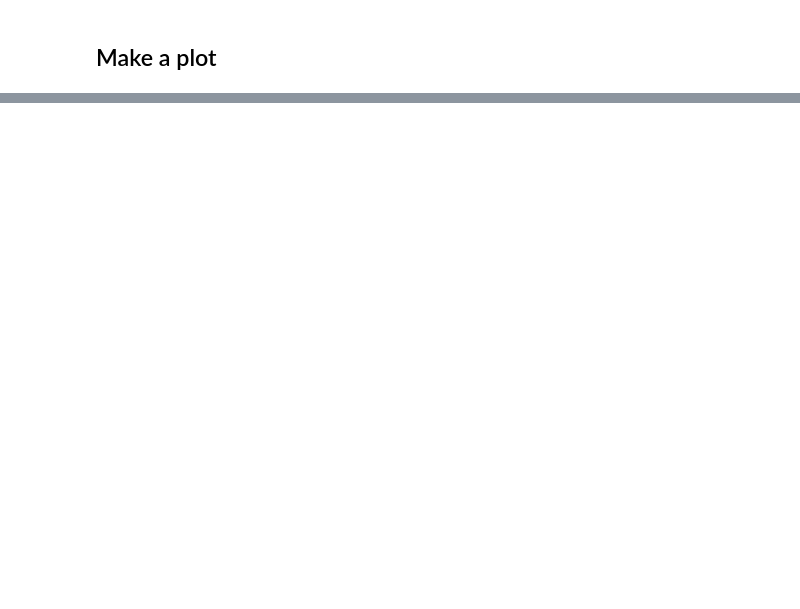
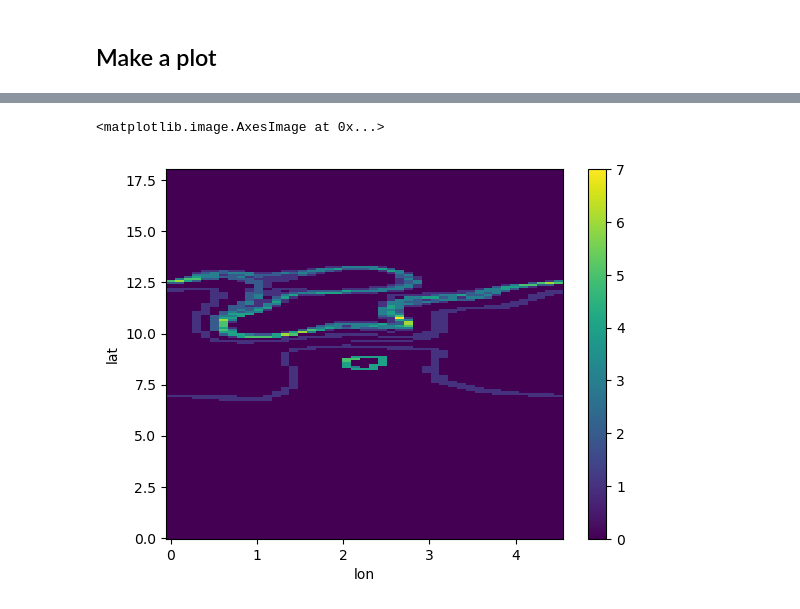
Before and after one commit to danliba/FESOMparcels_first, a Jupyter notebook: notebooks/3D_interp_FESOM.ipynb, the cells around one changed output, grey strips where cells are left out. Drawn from its saved outputs; the diff is of its cells as text; code cells hidden in the pictures; blank space fills up the shorter version.

```diff
--- a/notebooks/3D_interp_FESOM.ipynb
+++ b/notebooks/3D_interp_FESOM.ipynb
@@ -476,5 +503,6 @@ pix_x_unrolled = np.arange(pix_replica_lon[0] * Nx, pix_replica_lon[1] * Nx).ast
 # %%
 lon_bds = (int(pix_replica_lon[0] *4.5), int(pix_replica_lon[1] * 4.5))
 lat_bds = (0,18)
+lon_bds_base = (0,4.5)
 lon_bds, lat_bds
 # %% [output]
@@ -499,0 +539,10 @@ for traj in tqdm.tqdm(ds_traj.trajectory.isel(trajectory=slice(None,None,1)).dat
+# %%
+dens_array = xr.DataArray(
+    dens,
+    dims = ('lat','lon'),
+    coords = {
+        'lat':np.linspace(*lat_bds, Ny),
+        'lon':np.linspace(*lon_bds_base, Nx),
+    },
+)
+dens_array
@@ -499,0 +561,5 @@ for traj in tqdm.tqdm(ds_traj.trajectory.isel(trajectory=slice(None,None,1)).dat
+# %%
+dens_array.plot.imshow()
+# %% [output]
+<matplotlib.image.AxesImage at 0x...>
+[figure, added]
```
Also changed, not shown: parts of 32 cells of this notebook.
